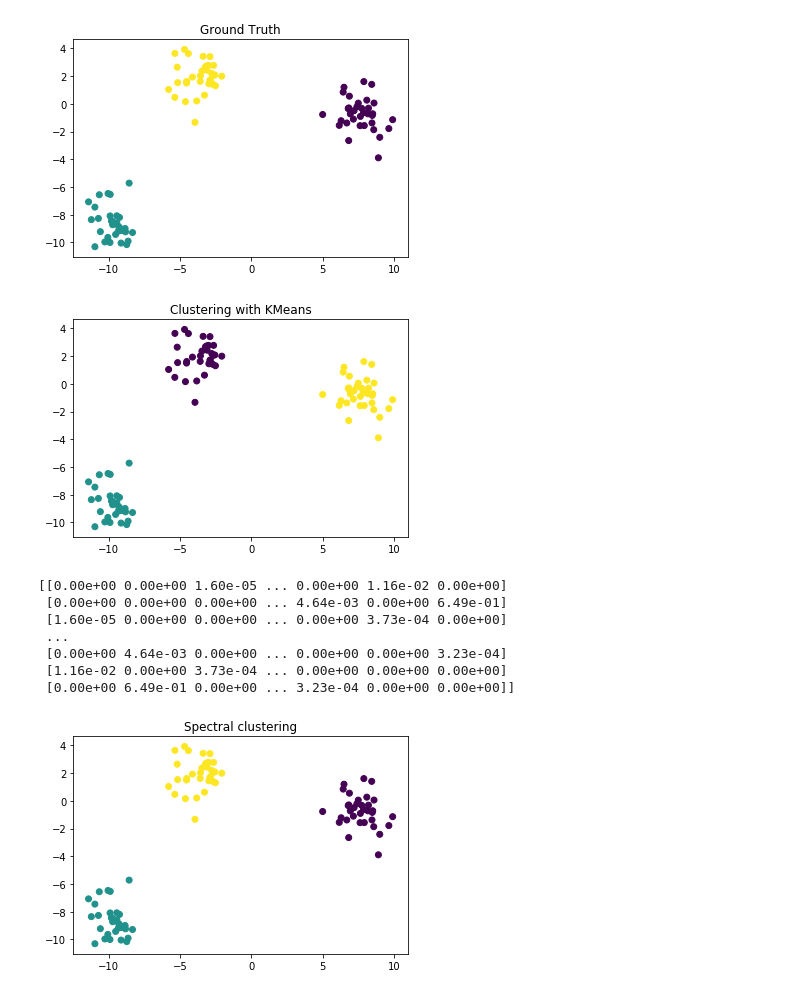
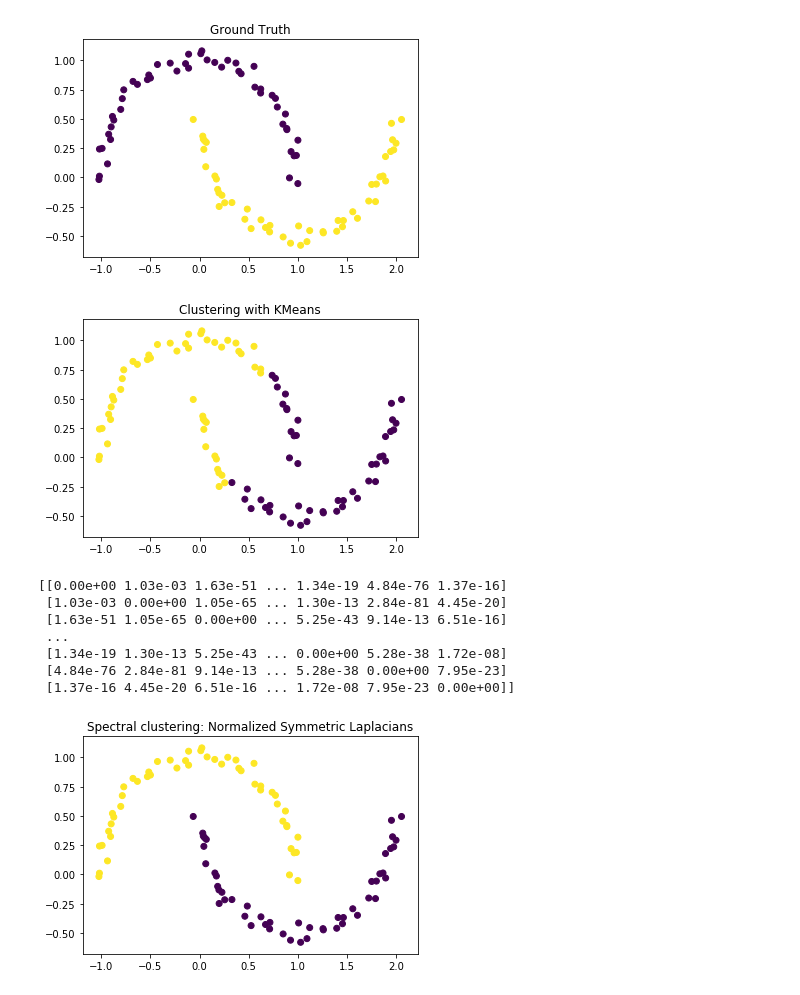
Before and after one commit to OlehOnyshchak/SpectralClustering, a Jupyter notebook: notebook/SpectralClustering.ipynb, the cells around one changed output. Saved outputs shown, nothing was run; the diff lists cells and outputs as text; code cells hidden in the pictures.

Commit message:
Extended SC algorithm to work with any of 3 types of Laplacians Graph. Still have some incorrect output for Normalized RW type

```diff
--- a/notebook/SpectralClustering.ipynb
+++ b/notebook/SpectralClustering.ipynb
@@ -4,7 +4,8 @@ from sklearn import datasets
 import matplotlib.pyplot as plt
 from sklearn.cluster import KMeans
 
-n_clusters = 3
+sigma_sq = .01
+n_clusters = 2
 n_samples = 100
 np.random.seed(1234)
 
@@ -13,7 +14,7 @@ dataset_collection.append(datasets.make_circles(n_samples, factor = 0.5, noise =
 dataset_collection.append(datasets.make_moons(n_samples, noise = 0.05))
 dataset_collection.append(datasets.make_blobs(n_samples, centers = 3, n_features = 2))
 
-dataset, clusters = dataset_collection[2]
+dataset, clusters = dataset_collection[1]
 
 def plot_results(X, clusters, title):
     plt.title(title)
@@ -22,7 +23,7 @@ def plot_results(X, clusters, title):
 
 plot_results(dataset, clusters, "Ground Truth")
 # %% [output]
-[figure, old version]
+[figure, new version]
 # %%
 # try clustering with KMeans for comparision
 km = KMeans(n_clusters)
@@ -32,14 +33,13 @@ y_pred = km.labels_
 # plot results
 plot_results(dataset, y_pred, "Clustering with KMeans")
 # %% [output]
-[figure, old version]
+[figure, new version]
 # %%
 from numpy.linalg import norm
 from math import exp
 
 # compute the affinity of samples X1, X2
 def affinity_kernel(x1, x2):
-    sigma_sq = .1
     return exp(-(norm(x1 - x2) ** 2) / (2 * sigma_sq))
 
 # construct affinity matrix
@@ -53,50 +53,70 @@ for i in range(len(dataset) - 1):
 np.set_printoptions(precision = 2)
 print(A)
 # %% [output]
-[[0.00e+00 0.00e+00 1.60e-05 ... 0.00e+00 1.16e-02 0.00e+00]
- [0.00e+00 0.00e+00 0.00e+00 ... 4.64e-03 0.00e+00 6.49e-01]
- [1.60e-05 0.00e+00 0.00e+00 ... 0.00e+00 3.73e-04 0.00e+00]
+[[0.00e+00 1.03e-03 1.63e-51 ... 1.34e-19 4.84e-76 1.37e-16]
+ [1.03e-03 0.00e+00 1.05e-65 ... 1.30e-13 2.84e-81 4.45e-20]
+ [1.63e-51 1.05e-65 0.00e+00 ... 5.25e-43 9.14e-13 6.51e-16]
  ...
- [0.00e+00 4.64e-03 0.00e+00 ... 0.00e+00 0.00e+00 3.23e-04]
- [1.16e-02 0.00e+00 3.73e-04 ... 0.00e+00 0.00e+00 0.00e+00]
- [0.00e+00 6.49e-01 0.00e+00 ... 3.23e-04 0.00e+00 0.00e+00]]
+ [1.34e-19 1.30e-13 5.25e-43 ... 0.00e+00 5.28e-38 1.72e-08]
+ [4.84e-76 2.84e-81 9.14e-13 ... 5.28e-38 0.00e+00 7.95e-23]
+ [1.37e-16 4.45e-20 6.51e-16 ... 1.72e-08 7.95e-23 0.00e+00]]
 # %%
 import numpy as np
 from sklearn import datasets
 from sklearn.cluster import KMeans
 import matplotlib.pyplot as plt
+from enum import Enum
 
-def spectral_clustering(weighted_graph, cluster_count):
+class LaplaciansType(Enum):
+        UNNORM = 1
+        NORM_SYM = 2
+        NORM_RW = 3
+
+def get_laplacians(W, graph_type):
+    # Construct diagonal degree matrix
+    D = np.zeros(W.shape)
+    for i in range(W.shape[0]):
+        D[i, i] = np.sum(W[i, :])
+
+    L = np.zeros(W.shape)
+    I = np.matlib.identity(W.shape[0])
+
+    if graph_type == LaplaciansType.UNNORM:
+        L = D - W
+    elif graph_type == LaplaciansType.NORM_SYM:
+        D_inv_sq = np.sqrt(np.linalg.inv(D))
+        L = I - D_inv_sq @ W @ D_inv_sq
+    elif graph_type == LaplaciansType.NORM_RW:
+        D_inv = np.linalg.inv(D)
+        L = I - D_inv @ W
+
+    return L
+
+def spectral_clustering(weighted_graph, cluster_count, graph_type):
     W = weighted_graph
     K = cluster_count
 
-    # Construct diagonal degree matrix
-    D = np.zeros(A.shape)
-    for i in range(A.shape[0]):
-        D[i, i] = np.sum(A[i, :])
-
-    # Construct Symmetric Laplacian Matrix:
-    Dinvsq = np.sqrt(np.linalg.inv(D))
-    I = np.matlib.identity(A.shape[0])
-    L = I - Dinvsq @ A @ Dinvsq
+    # Construct Laplacian Matrix:
+    L = get_laplacians(W, graph_type)
 
     # Find the K first eigenvectors of L
     eigvals, eigvects = np.linalg.eigh(L)
     first_eigens = [i for i in range(K)]
 
     U = np.zeros((L.shape[0], K))
     U[:, :] = eigvects[:, first_eigens]
 
-    # normalize new eigenvector-column-matrix
-    T = (U.T / np.linalg.norm(U, axis = 1)).T
+    if graph_type == LaplaciansType.NORM_SYM:
+        # normalize new eigenvector-column-matrix
+        U = (U.T / np.linalg.norm(U, axis = 1)).T
 
     # Finally, do clustering on reduced space using KMeans:
     km = KMeans(n_clusters = K, n_init = 20)
-    km.fit(T)
+    km.fit(U)
     y_pred = km.labels_ #1 if x > 0 else 0 for x in T
     return y_pred
 
-spectral_clusters = spectral_clustering(A, n_clusters)
-plot_results(dataset, spectral_clusters, "Spectral clustering")
+spectral_clusters = spectral_clustering(A, n_clusters, LaplaciansType.NORM_SYM)
+plot_results(dataset, spectral_clusters, "Spectral clustering: Normalized Symmetric Laplacians")
 # %% [output]
-[figure, old version]
+[figure, new version]
```
Also changed, not shown: parts of 2 cells of this notebook.
